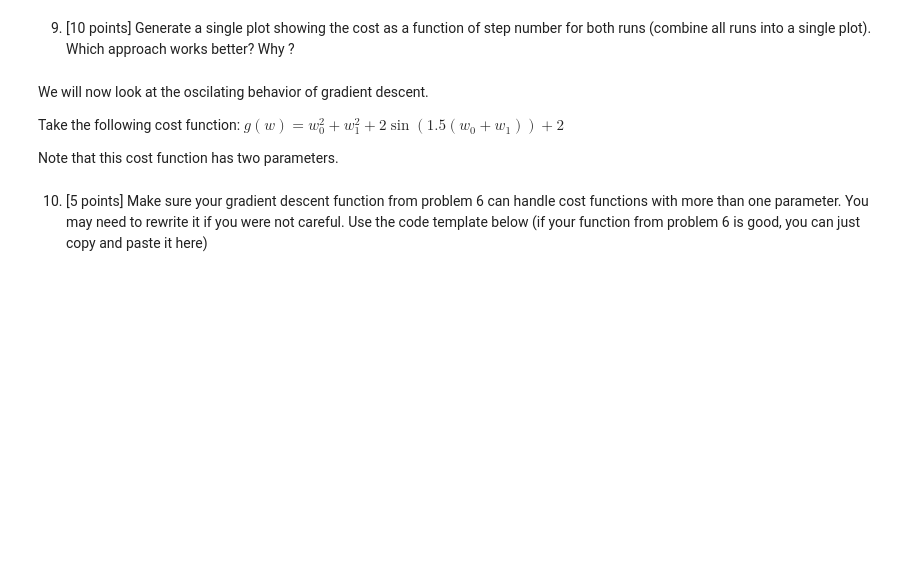
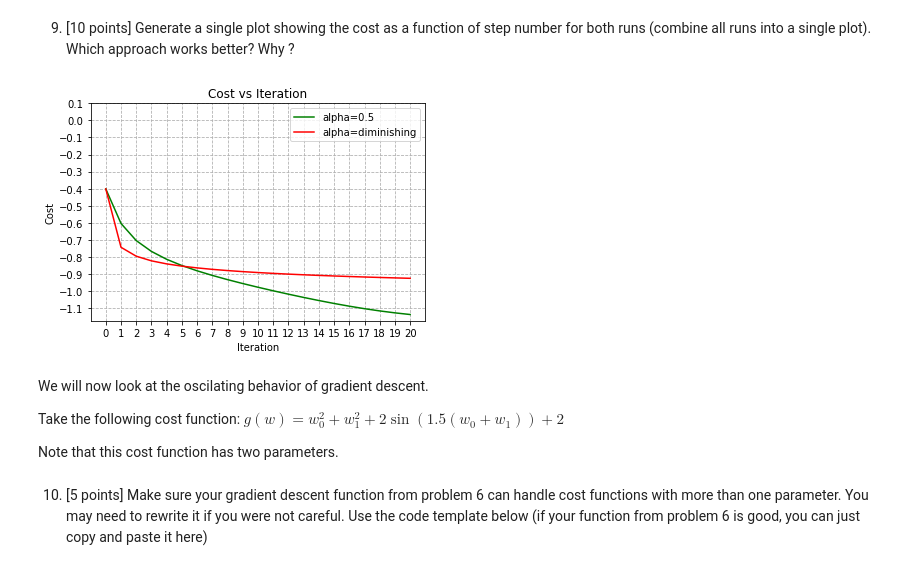
Before and after one commit to lostflux/machine-learning, a Jupyter notebook: HW1/HW1_cosc74.ipynb, the cells around one changed output. Cells and saved outputs as stored; diff of their text form; code cells hidden in the pictures; blank space fills up the shorter version.

```diff
--- a/HW1/HW1_cosc74.ipynb
+++ b/HW1/HW1_cosc74.ipynb
@@ -189,5 +221,35 @@ def gradient_descent(g,alpha,max_its,w0):
 # %% [markdown]
 9) [10 points]  Generate a single plot showing the cost as a function of step number for both runs (combine all  runs into a single plot). Which approach works better? Why ?
+# %%
+import matplotlib.pyplot as plt
+import autograd.numpy as np
+%matplotlib inline
+
+
+max_steps = 20
+
+steps = list(range(max_steps + 1))
+_, cost_history1 = gradient_descent(g, 0.5, max_steps, 1.75)
+_, cost_history2 = gradient_descent(g, "diminishing", max_steps, 1.75)
+
+plt.plot(steps, cost_history1, color="green", label="alpha=0.5")
+plt.plot(steps, cost_history2, color="red", label="alpha=diminishing")
+
+plt.title("Cost vs Iteration")
+plt.xlabel("Iteration")
+plt.ylabel("Cost")
+
+plt.legend(loc="upper right")
+plt.xticks(steps)
+plt.yticks(np.arange(-1.1, 0.2, 0.1))
+plt.grid(linestyle="--")
+# plt.locator_params(nbins = max_steps)
+
+plt.legend()
+
+plt.show()
+# %% [output]
+[figure, added]
 # %% [markdown]
 We will now look at the oscilating behavior of gradient descent.
 
```
Also changed, not shown: parts of 12 cells of this notebook, 2 other files.
